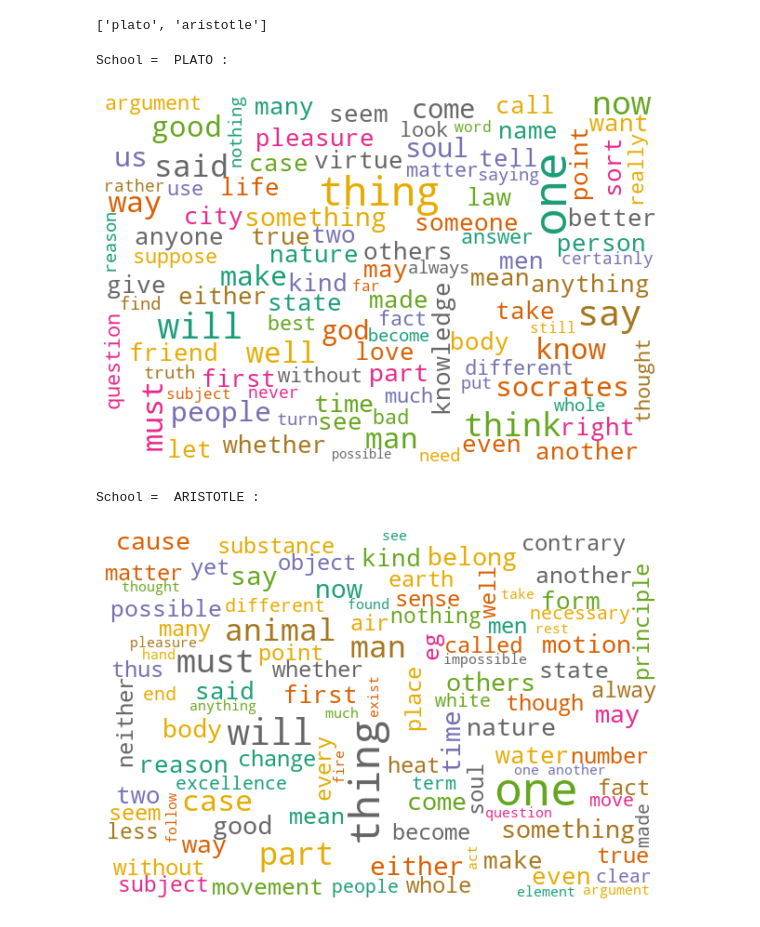
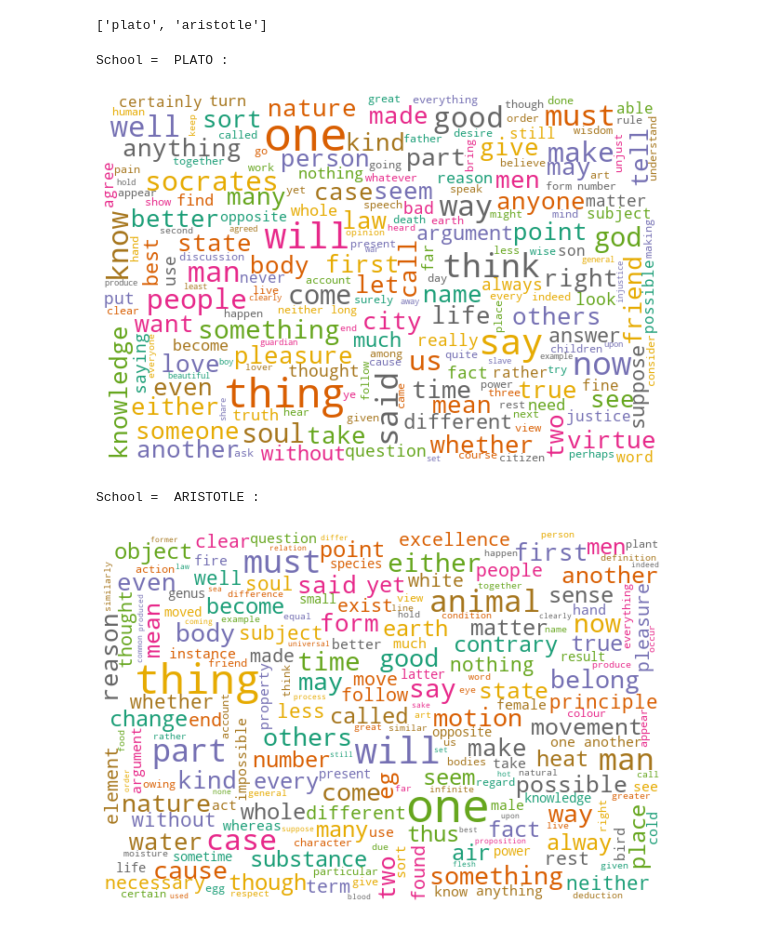
Before and after one commit to TZstatsADS/ads-spring2023-project1-denisesonia, a Jupyter notebook: doc/Project 1 - Playground.ipynb, the cells around one changed output. Saved outputs shown, nothing was run; the diff lists cells and outputs as text; code cells hidden in the pictures.

```diff
--- a/doc/Project 1 - Playground.ipynb
+++ b/doc/Project 1 - Playground.ipynb
@@ -56,20 +72,20 @@ print(schools)
 # %%
 stopwords = set(STOPWORDS)
 
 for sc in schools:
     data_temp = data_filtered[data_filtered.school==sc]
     print('School = ', sc.upper(), ':')
     # render wordcloud
     text = " ".join(txt for txt in data_temp.sentence_lowered)
-    wordcloud = WordCloud(stopwords=stopwords, max_font_size=50, max_words=100,
+    wordcloud = WordCloud(stopwords=stopwords, max_font_size=50, max_words=200,
                           width = 600, height = 400,colormap="Dark2",
                           background_color="white").generate(text)
     plt.figure(figsize=(10, 10))
     plt.imshow(wordcloud, interpolation="bilinear")
     plt.axis("off")
     plt.show()
 # %% [output]
 School =  PLATO :
-[figure, old version]
+[figure, new version]
 School =  ARISTOTLE :
-[figure, old version]
+[figure, new version]
```
Also changed, not shown: parts of 39 cells of this notebook, 1 other file.
